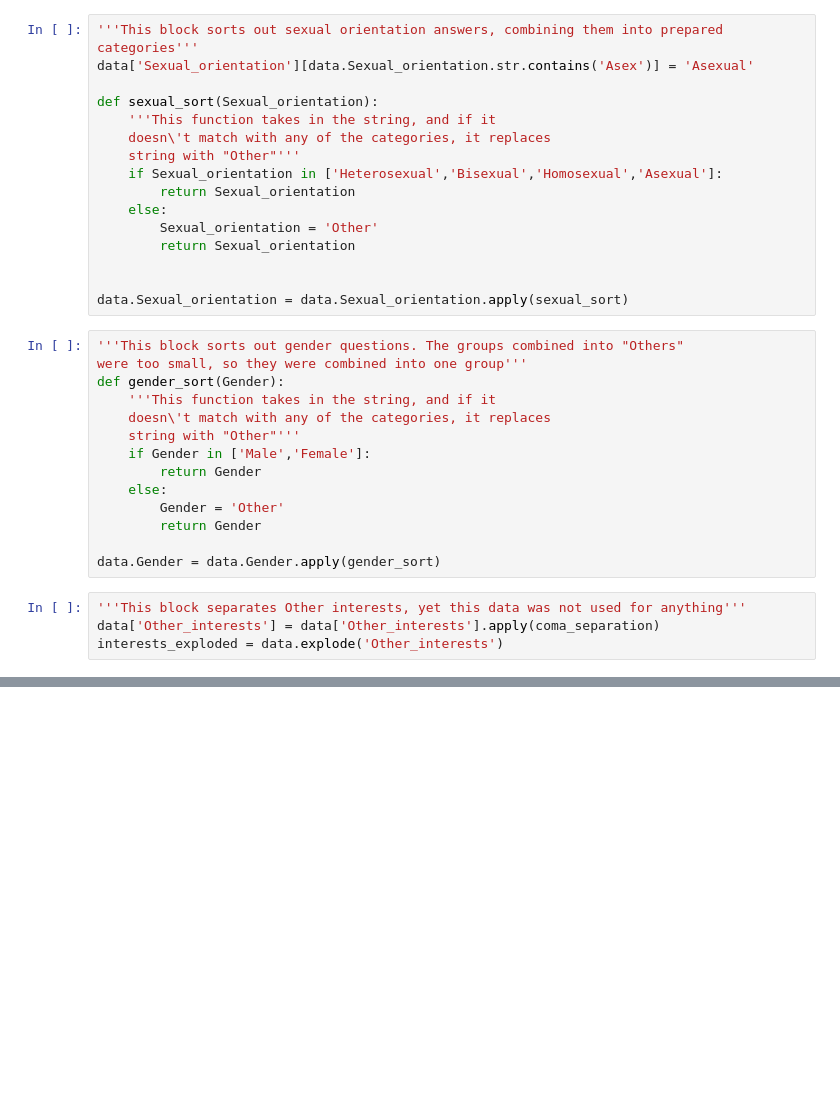
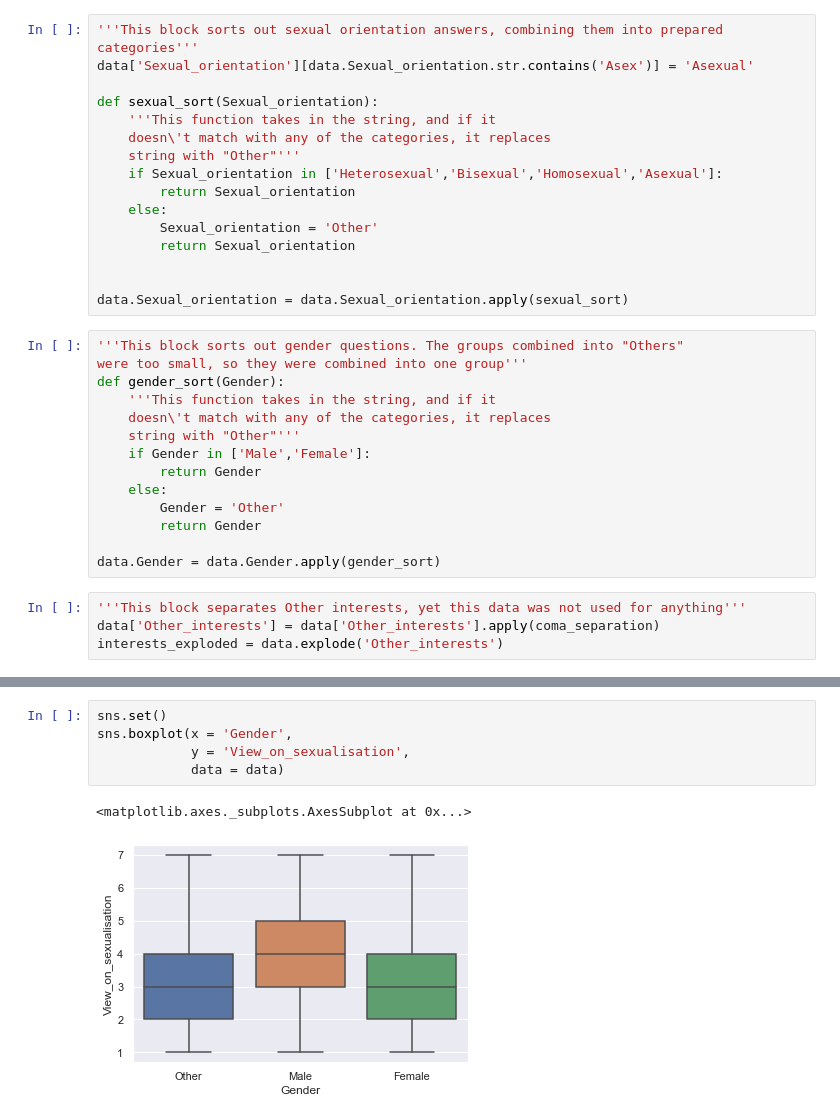
Before and after one commit to DenysMelnyk6/Sexuality-in-Video-games, a Jupyter notebook: Sexuality_analysis.ipynb, the cells around one changed output, grey strips where cells are left out. Saved outputs shown, nothing was run; the diff lists cells and outputs as text; blank space fills up the shorter version.

```diff
--- a/Sexuality_analysis.ipynb
+++ b/Sexuality_analysis.ipynb
@@ -349,0 +264,8 @@ plt.legend(['View on sexual sub-context','View on sexualisation','View on sexual
+# %%
+sns.set()
+sns.boxplot(x = 'Gender',
+            y = 'View_on_sexualisation',
+            data = data)
+# %% [output]
+<matplotlib.axes._subplots.AxesSubplot at 0x...>
+[figure, added]
```
Also changed, not shown: parts of 55 cells of this notebook.
